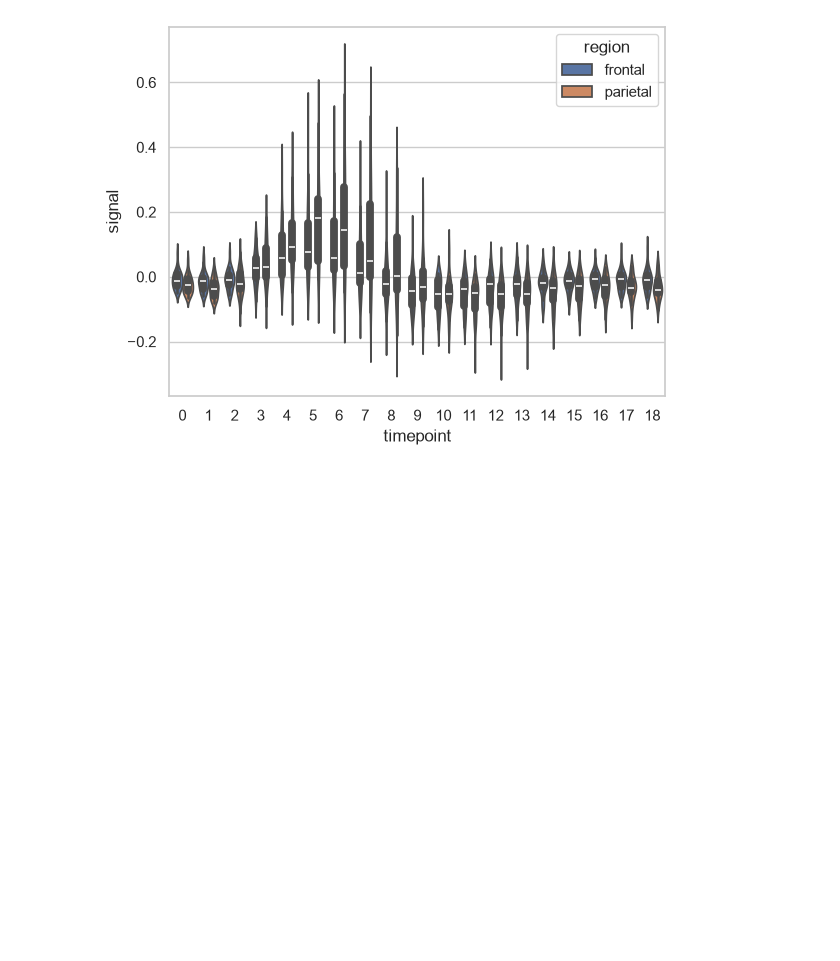
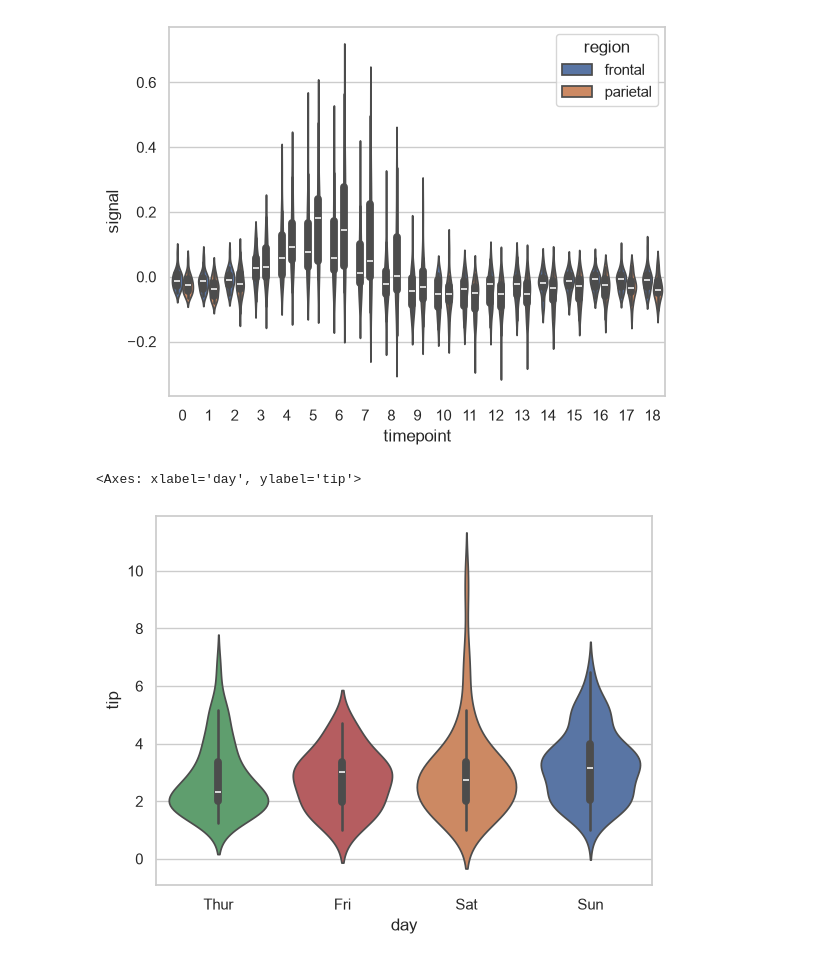
Before and after one commit to hassansagheer/AI-ML, a Jupyter notebook: Seaborn/Categorical Plots/ViolinPlot.ipynb, the cells around one changed output. Drawn from its saved outputs; the diff is of its cells as text; code cells hidden in the pictures; blank space fills up the shorter version.

```diff
--- a/Seaborn/Categorical Plots/ViolinPlot.ipynb
+++ b/Seaborn/Categorical Plots/ViolinPlot.ipynb
@@ -23,3 +23,13 @@ sns.violinplot(x ="timepoint",
 # %% [output]
 <Axes: xlabel='timepoint', ylabel='signal'>
 [figure]
+# %%
+import seaborn
+
+seaborn.set(style = 'whitegrid')
+tip = seaborn.load_dataset('tips')
+
+seaborn.violinplot(x ='day', y ='tip', hue='day', dodge=False, data = tip)
+# %% [output]
+<Axes: xlabel='day', ylabel='tip'>
+[figure, added]
```
Also changed, not shown: parts of 7 cells of this notebook, 1 other file.
